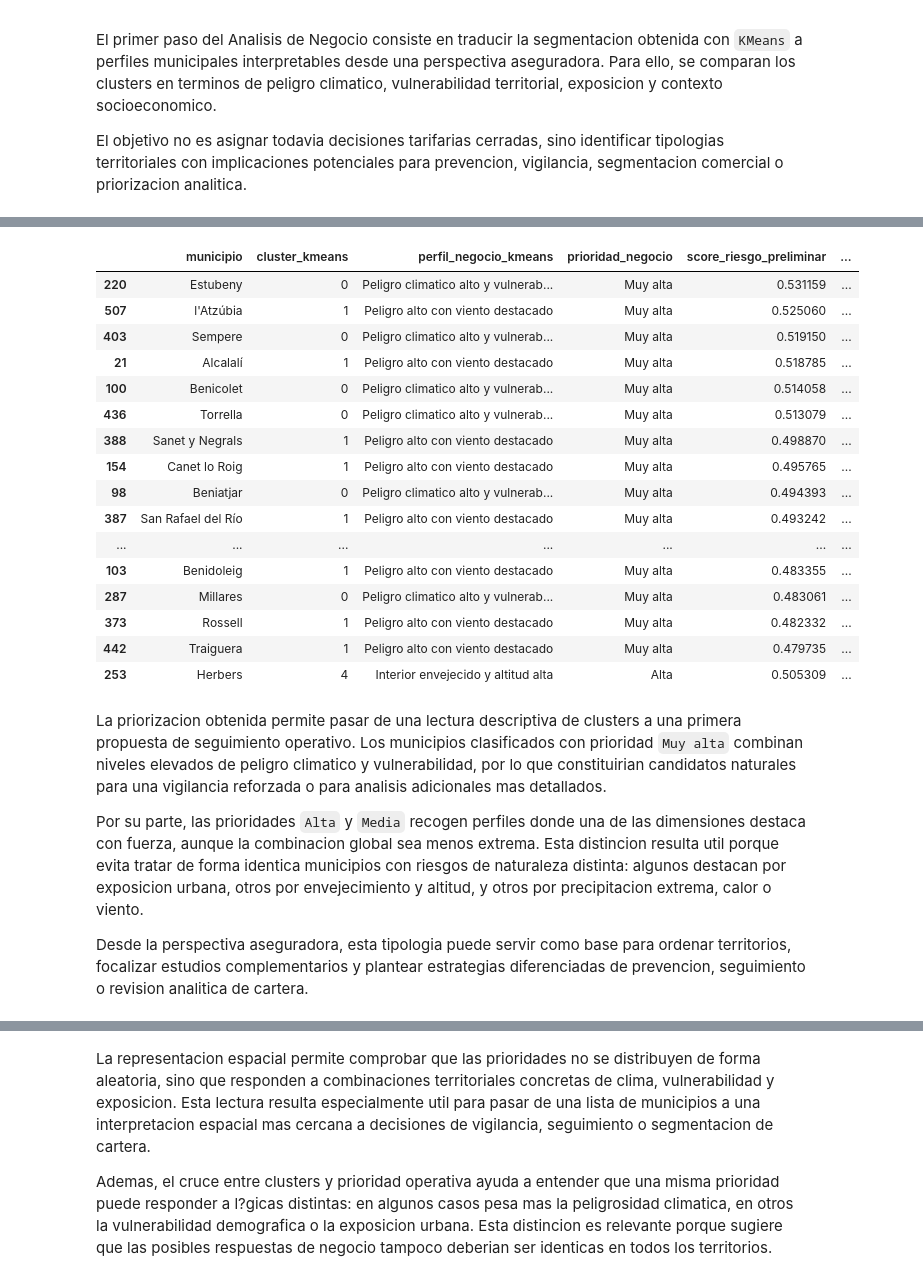
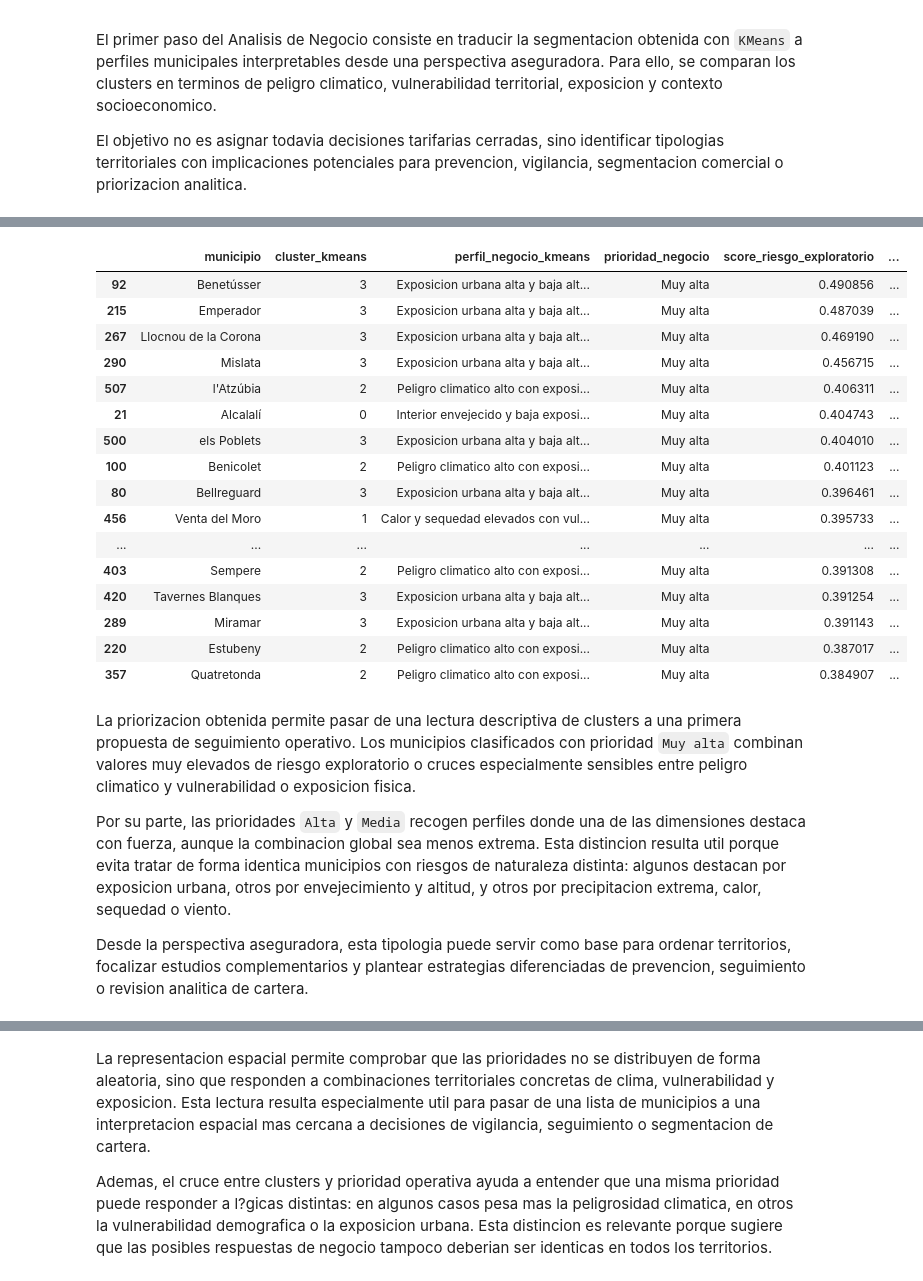
Before and after one commit to gonzalolarriba/modelo-geoespacial-riesgo-climatico, a Jupyter notebook: notebooks/notebook_5_an_negocio.ipynb, the cells around one changed output, grey strips where cells are left out. Saved outputs shown, nothing was run; the diff lists cells and outputs as text; code cells hidden in the pictures.

```diff
--- a/notebooks/notebook_5_an_negocio.ipynb
+++ b/notebooks/notebook_5_an_negocio.ipynb
@@ -131,13 +157,16 @@ display(cluster_business_summary)
 # %%
 cluster_business_labels = {
-    0: "Peligro climatico alto y vulnerabilidad media",
-    1: "Peligro alto con viento destacado",
-    2: "Exposicion urbana densa y menor envejecimiento",
-    3: "Calor y vulnerabilidad territorial elevada",
-    4: "Interior envejecido y altitud alta",
+    0: "Interior envejecido y baja exposicion construida",
+    1: "Calor y sequedad elevados con vulnerabilidad media",
+    2: "Peligro climatico alto con exposicion moderada",
+    3: "Exposicion urbana alta y baja altitud",
 }
 
 df_seg["perfil_negocio_kmeans"] = df_seg["cluster_kmeans"].map(cluster_business_labels)
+
+if df_seg["perfil_negocio_kmeans"].isna().any():
+    missing_clusters = sorted(df_seg.loc[df_seg["perfil_negocio_kmeans"].isna(), "cluster_kmeans"].unique().tolist())
+    raise ValueError(f"Faltan etiquetas de negocio para clusters: {missing_clusters}")
 
 cluster_label_table = (
     df_seg[["cluster_kmeans", "perfil_negocio_kmeans"]]
@@ -307,43 +381,44 @@ display(priority_summary)
 # %%
 municipios_prioritarios = (
     df_seg[
         [
             "municipio",
             "cluster_kmeans",
             "perfil_negocio_kmeans",
             "prioridad_negocio",
-            "score_riesgo_preliminar",
-            "score_peligro_climatico",
-            "score_vulnerabilidad",
+            riesgo_col,
+            peligro_col,
+            vulnerabilidad_col,
+            exposicion_col,
         ]
     ]
     .query("prioridad_negocio in ['Muy alta', 'Alta']")
-    .sort_values(["prioridad_negocio", "score_riesgo_preliminar"], ascending=[True, False])
+    .sort_values(["prioridad_negocio", riesgo_col], ascending=[True, False])
 )
 
 display(municipios_prioritarios.head(20))
 # %% [output]
-|  | municipio | cluster_kmeans | perfil_negocio_kmeans | prioridad_negocio | score_riesgo_preliminar | ... |
-| 220 | Estubeny | 0 | Peligro climatico alto y vulnerab... | Muy alta | 0.531159 | ... |
-| 507 | l'Atzúbia | 1 | Peligro alto con viento destacado | Muy alta | 0.525060 | ... |
-| 403 | Sempere | 0 | Peligro climatico alto y vulnerab... | Muy alta | 0.519150 | ... |
-| 21 | Alcalalí | 1 | Peligro alto con viento destacado | Muy alta | 0.518785 | ... |
-| 100 | Benicolet | 0 | Peligro climatico alto y vulnerab... | Muy alta | 0.514058 | ... |
-| 436 | Torrella | 0 | Peligro climatico alto y vulnerab... | Muy alta | 0.513079 | ... |
-| 388 | Sanet y Negrals | 1 | Peligro alto con viento destacado | Muy alta | 0.498870 | ... |
-| 154 | Canet lo Roig | 1 | Peligro alto con viento destacado | Muy alta | 0.495765 | ... |
-| 98 | Beniatjar | 0 | Peligro climatico alto y vulnerab... | Muy alta | 0.494393 | ... |
-| 387 | San Rafael del Río | 1 | Peligro alto con viento destacado | Muy alta | 0.493242 | ... |
+|  | municipio | cluster_kmeans | perfil_negocio_kmeans | prioridad_negocio | score_riesgo_exploratorio | ... |
+| 92 | Benetússer | 3 | Exposicion urbana alta y baja alt... | Muy alta | 0.490856 | ... |
+| 215 | Emperador | 3 | Exposicion urbana alta y baja alt... | Muy alta | 0.487039 | ... |
+| 267 | Llocnou de la Corona | 3 | Exposicion urbana alta y baja alt... | Muy alta | 0.469190 | ... |
+| 290 | Mislata | 3 | Exposicion urbana alta y baja alt... | Muy alta | 0.456715 | ... |
+| 507 | l'Atzúbia | 2 | Peligro climatico alto con exposi... | Muy alta | 0.406311 | ... |
+| 21 | Alcalalí | 0 | Interior envejecido y baja exposi... | Muy alta | 0.404743 | ... |
+| 500 | els Poblets | 3 | Exposicion urbana alta y baja alt... | Muy alta | 0.404010 | ... |
+| 100 | Benicolet | 2 | Peligro climatico alto con exposi... | Muy alta | 0.401123 | ... |
+| 80 | Bellreguard | 3 | Exposicion urbana alta y baja alt... | Muy alta | 0.396461 | ... |
+| 456 | Venta del Moro | 1 | Calor y sequedad elevados con vul... | Muy alta | 0.395733 | ... |
 | ... | ... | ... | ... | ... | ... | ... |
-| 103 | Benidoleig | 1 | Peligro alto con viento destacado | Muy alta | 0.483355 | ... |
-| 287 | Millares | 0 | Peligro climatico alto y vulnerab... | Muy alta | 0.483061 | ... |
-| 373 | Rossell | 1 | Peligro alto con viento destacado | Muy alta | 0.482332 | ... |
-| 442 | Traiguera | 1 | Peligro alto con viento destacado | Muy alta | 0.479735 | ... |
-| 253 | Herbers | 4 | Interior envejecido y altitud alta | Alta | 0.505309 | ... |
+| 403 | Sempere | 2 | Peligro climatico alto con exposi... | Muy alta | 0.391308 | ... |
+| 420 | Tavernes Blanques | 3 | Exposicion urbana alta y baja alt... | Muy alta | 0.391254 | ... |
+| 289 | Miramar | 3 | Exposicion urbana alta y baja alt... | Muy alta | 0.391143 | ... |
+| 220 | Estubeny | 2 | Peligro climatico alto con exposi... | Muy alta | 0.387017 | ... |
+| 357 | Quatretonda | 2 | Peligro climatico alto con exposi... | Muy alta | 0.384907 | ... |
 # %% [markdown]
-La priorizacion obtenida permite pasar de una lectura descriptiva de clusters a una primera propuesta de seguimiento operativo. Los municipios clasificados con prioridad `Muy alta` combinan niveles elevados de peligro climatico y vulnerabilidad, por lo que constituirian candidatos naturales para una vigilancia reforzada o para analisis adicionales mas detallados.
+La priorizacion obtenida permite pasar de una lectura descriptiva de clusters a una primera propuesta de seguimiento operativo. Los municipios clasificados con prioridad `Muy alta` combinan valores muy elevados de riesgo exploratorio o cruces especialmente sensibles entre peligro climatico y vulnerabilidad o exposicion fisica.
 
-Por su parte, las prioridades `Alta` y `Media` recogen perfiles donde una de las dimensiones destaca con fuerza, aunque la combinacion global sea menos extrema. Esta distincion resulta util porque evita tratar de forma identica municipios con riesgos de naturaleza distinta: algunos destacan por exposicion urbana, otros por envejecimiento y altitud, y otros por precipitacion extrema, calor o viento.
+Por su parte, las prioridades `Alta` y `Media` recogen perfiles donde una de las dimensiones destaca con fuerza, aunque la combinacion global sea menos extrema. Esta distincion resulta util porque evita tratar de forma identica municipios con riesgos de naturaleza distinta: algunos destacan por exposicion urbana, otros por envejecimiento y altitud, y otros por precipitacion extrema, calor, sequedad o viento.
 
 Desde la perspectiva aseguradora, esta tipologia puede servir como base para ordenar territorios, focalizar estudios complementarios y plantear estrategias diferenciadas de prevencion, seguimiento o revision analitica de cartera.
 # %% [markdown]
```
Also changed, not shown: parts of 20 cells of this notebook.
